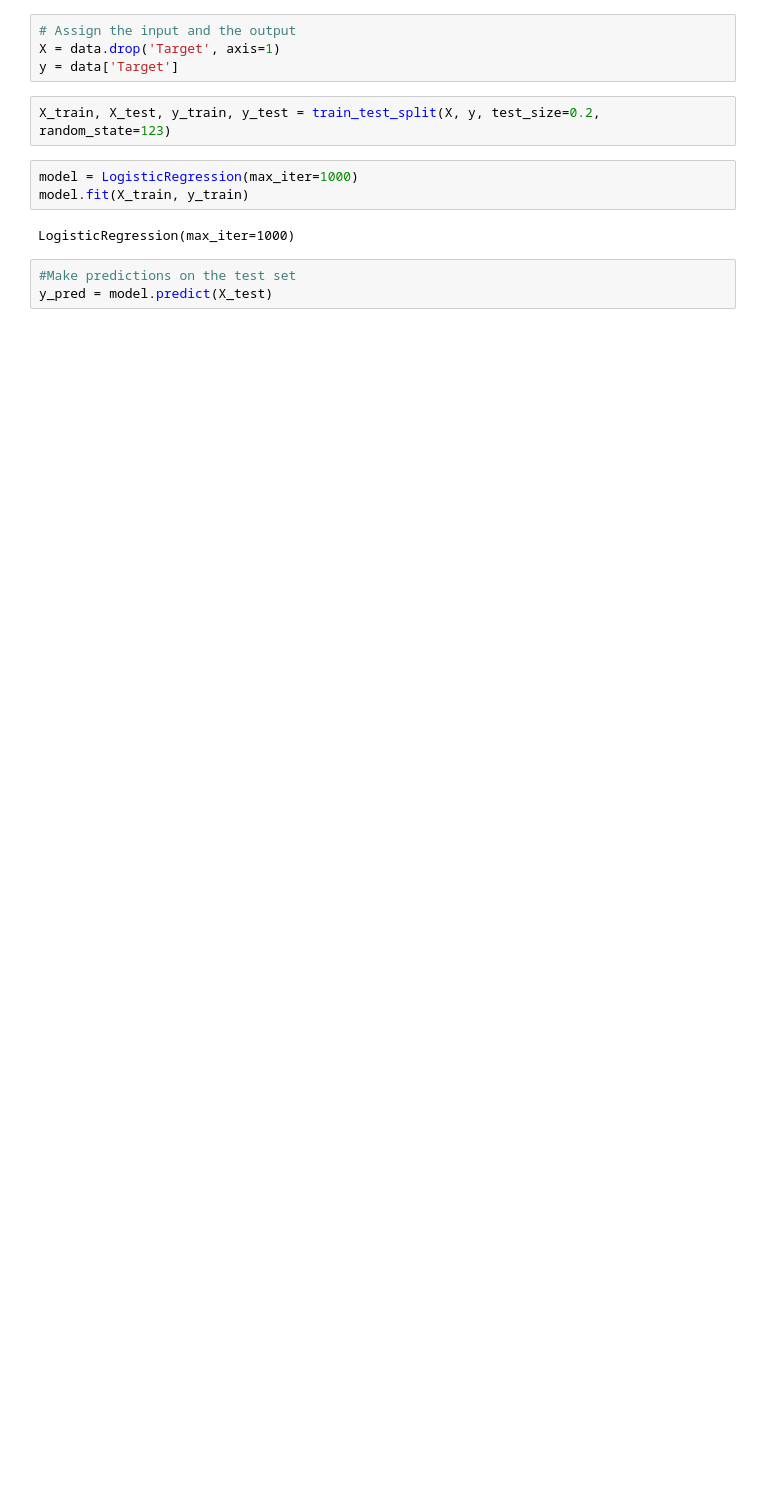
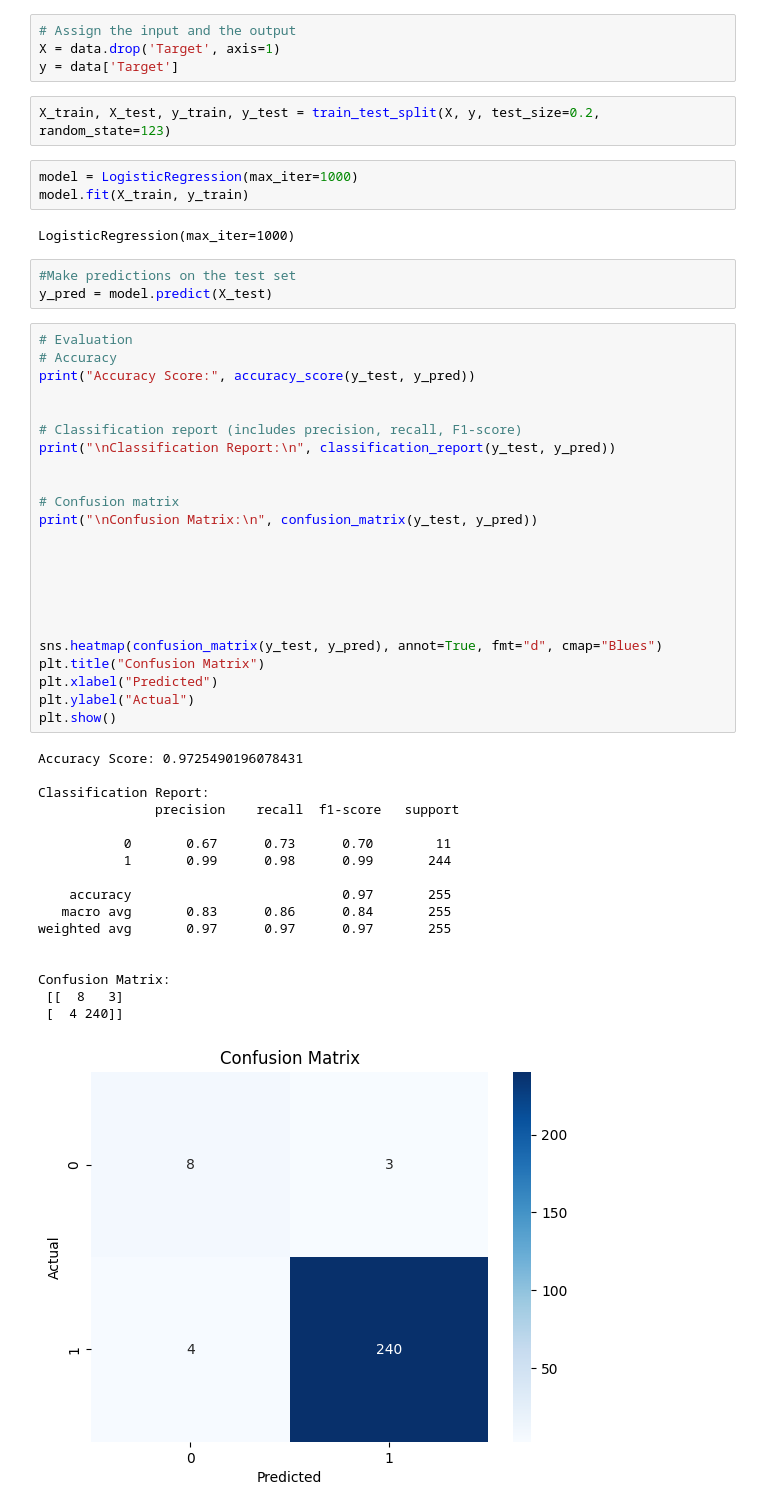
Before and after one commit to bt-ktm/brain-tumor-analysis, a Jupyter notebook: logistic_regression.ipynb, the cells around one changed output. Cells and saved outputs as stored; diff of their text form; blank space fills up the shorter version.

```diff
--- a/logistic_regression.ipynb
+++ b/logistic_regression.ipynb
@@ -33,3 +33,44 @@ LogisticRegression(max_iter=1000)
 # %%
 #Make predictions on the test set
 y_pred = model.predict(X_test)
+# %%
+# Evaluation
+# Accuracy
+print("Accuracy Score:", accuracy_score(y_test, y_pred))
+
+
+# Classification report (includes precision, recall, F1-score)
+print("\nClassification Report:\n", classification_report(y_test, y_pred))
+
+
+# Confusion matrix
+print("\nConfusion Matrix:\n", confusion_matrix(y_test, y_pred))
+
+
+
+
+
+
+sns.heatmap(confusion_matrix(y_test, y_pred), annot=True, fmt="d", cmap="Blues")
+plt.title("Confusion Matrix")
+plt.xlabel("Predicted")
+plt.ylabel("Actual")
+plt.show()
+# %% [output]
+Accuracy Score: 0.9725490196078431
+
+Classification Report:
+               precision    recall  f1-score   support
+
+           0       0.67      0.73      0.70        11
+           1       0.99      0.98      0.99       244
+
+    accuracy                           0.97       255
+   macro avg       0.83      0.86      0.84       255
+weighted avg       0.97      0.97      0.97       255
+
+
+Confusion Matrix:
+ [[  8   3]
+ [  4 240]]
+[figure, added]
```
Also changed, not shown: parts of 1 cell of this notebook.
